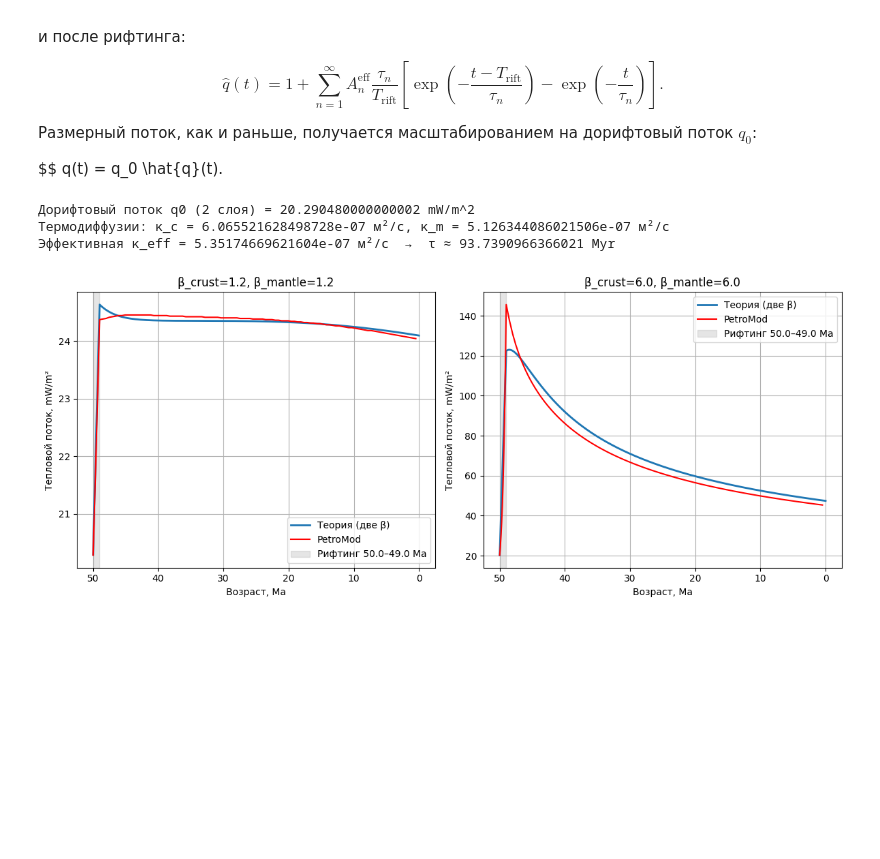
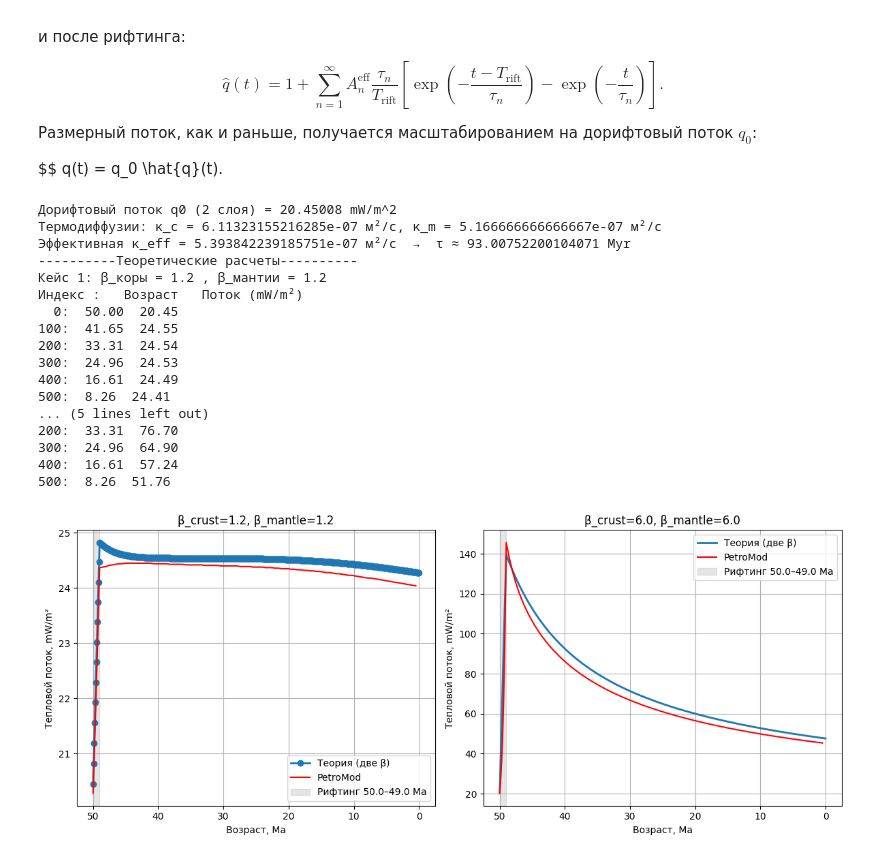
Before and after one commit to MariiaKalinina/heat-transfer-pinn, a Jupyter notebook: heatflux_test copy.ipynb, the cells around one changed output. Cells and saved outputs as stored; diff of their text form; code cells hidden in the pictures; blank space fills up the shorter version.

```diff
--- a/heatflux_test copy.ipynb
+++ b/heatflux_test copy.ipynb
@@ -508,6 +508,11 @@ t_mantle_km = 95.0   # толщина литосферной мантии, км
 # --- теплопроводности (явно задаём для коры и мантии) ---
 k_crust  = 1.907      # W/m/K
 k_mantle = 1.907      # W/m/K
+
+k_crust  = 1.922      # W/m/K
+k_mantle = 1.922      # W/m/K
+
+# 1.922
 
 # --- плотность и теплоёмкость (можно менять отдельно) ---
 rho_crust,  cp_crust  = 2620.0, 1200.0   # кг/м3, Дж/кг/К
@@ -734,8 +739,10 @@ q0_theor_mW = q0_two_layer_mW
 # 6. ТЕОРЕТИЧЕСКИЕ КРИВЫЕ
 # ============================================================
 
+# Единный грид для рифтинга и охлаждения
 age_grid1 = np.linspace(50, 0, 600)  # изменение по оси x
 age_grid2 = np.linspace(50, 0, 600)
+
 
 # --- ВАРИАНТ С ДВУМЯ β (новая функция) ---
 q1_theor_mW = mckenzie_q_finite_age_two_beta(
@@ -751,8 +758,25 @@ q2_theor_mW = mckenzie_q_finite_age_two_beta(
     beta2_crust, beta2_mantle,
     tau_myr, q0_theor_mW,
     t_crust_m, t_mantle_m,
-    n_terms=9
+    n_terms=5
 )
+
+print(10*"-" + "Теоретические расчеты" + 10*"-")
+print("Кейс 1: β_коры =", beta1_crust, ", β_мантии =", beta1_mantle)
+print("Индекс :   Возраст   Поток (mW/m²)")
+for i in range(0, len(age_grid1), 100):
+    age = age_grid1[i]
+    q   = q1_theor_mW[i]
+    print(f"{i:3d}:  {age:.2f}  {q:.2f}")
+
+
+print(10*"-" + "Теоретические расчеты" + 10*"-")
+print("Кейс 2: β_коры =", beta2_crust, ", β_мантии =", beta2_mantle)
+print("Индекс :   Возраст   Поток (mW/m²)")
+for i in range(0, len(age_grid2), 100):
+    age = age_grid2[i]
+    q   = q2_theor_mW[i]
+    print(f"{i:3d}:  {age:.2f}  {q:.2f}")
 
 # Если захочешь вернуться к "старому" варианту с одним β — просто используй:
 # q1_theor_mW = mckenzie_q_finite_age_single_beta(...)
@@ -767,37 +791,51 @@ fig, axes = plt.subplots(1, 2)
 
 # --- кейс 1 ---
 ax = axes[0]
-ax.plot(age_grid1, q1_theor_mW, label='Теория (две β)', lw=2)
+ax.plot(age_grid1, q1_theor_mW, label='Теория (две β)', lw=2, marker='o')
 ax.plot(ages1, q1_mW, label='PetroMod', color='red')
 ax.axvspan(age_start1, age_end1, color='grey', alpha=0.2,
            label=f'Рифтинг {age_start1}–{age_end1} Ma')
 
 ax.set_xlabel('Возраст, Ma')
 ax.set_ylabel('Тепловой поток, mW/m²')
 ax.set_title(f"β_crust={beta1_crust}, β_mantle={beta1_mantle}")
 ax.invert_xaxis()
 ax.grid(True)
 ax.legend()
 
 # --- кейс 2 ---
 ax = axes[1]
 ax.plot(age_grid2, q2_theor_mW, label='Теория (две β)', lw=2)
 ax.plot(ages2, q2_mW, label='PetroMod', color='red')
 ax.axvspan(age_start2, age_end2, color='grey', alpha=0.2,
            label=f'Рифтинг {age_start2}–{age_end2} Ma')
 
 ax.set_xlabel('Возраст, Ma')
 ax.set_ylabel('Тепловой поток, mW/m²')
 ax.set_title(f"β_crust={beta2_crust}, β_mantle={beta2_mantle}")
 ax.invert_xaxis()
 ax.grid(True)
 ax.legend()
 
 plt.tight_layout()
 plt.savefig("comparison_petromod_theory_T50-49_two_beta.png", dpi=300)
 plt.show()
 # %% [output]
-Дорифтовый поток q0 (2 слоя) = 20.290480000000002 mW/m^2
-Термодиффузии: κ_c = 6.065521628498728e-07 м²/с, κ_m = 5.126344086021506e-07 м²/с
-Эффективная κ_eff = 5.35174669621604e-07 м²/с  →  τ ≈ 93.7390966366021 Myr
+Дорифтовый поток q0 (2 слоя) = 20.45008 mW/m^2
+Термодиффузии: κ_c = 6.11323155216285e-07 м²/с, κ_m = 5.166666666666667e-07 м²/с
+Эффективная κ_eff = 5.393842239185751e-07 м²/с  →  τ ≈ 93.00752200104071 Myr
+----------Теоретические расчеты----------
+Кейс 1: β_коры = 1.2 , β_мантии = 1.2
+Индекс :   Возраст   Поток (mW/m²)
+  0:  50.00  20.45
+100:  41.65  24.55
+200:  33.31  24.54
+300:  24.96  24.53
+400:  16.61  24.49
+500:  8.26  24.41
+... (5 lines left out)
+200:  33.31  76.70
+300:  24.96  64.90
+400:  16.61  57.24
+500:  8.26  51.76
-[figure, old version]
+[figure, new version]
```
Also changed, not shown: parts of 9 cells of this notebook, 1 other file.
